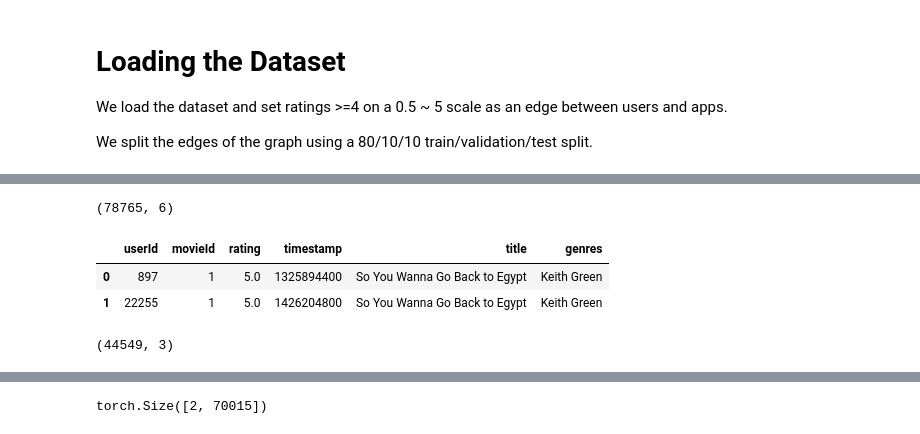
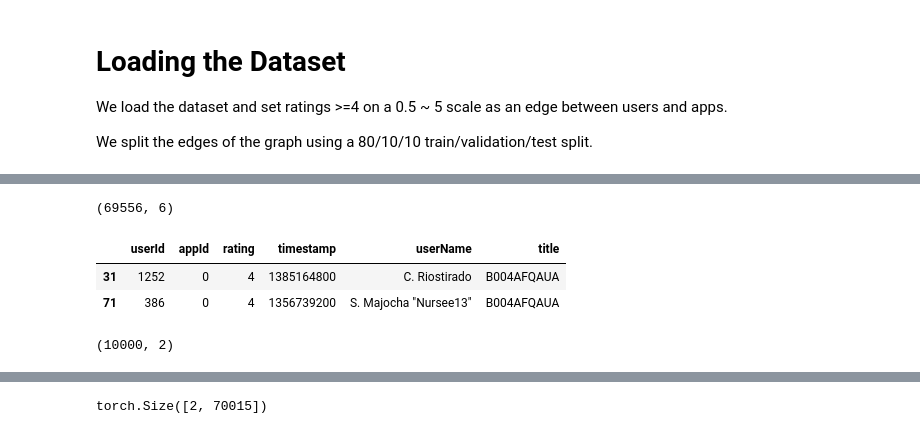
Before and after one commit to mequanent/App-Recommendation-Exercises, a Jupyter notebook: App Recommendation using LightGCN via Pytorch Geometric.ipynb, the cells around one changed output, grey strips where cells are left out. Drawn from its saved outputs; the diff is of its cells as text; code cells hidden in the pictures.

```diff
--- a/App Recommendation using LightGCN via Pytorch Geometric.ipynb
+++ b/App Recommendation using LightGCN via Pytorch Geometric.ipynb
@@ -78,0 +61,6 @@ review[:2]
+# %%
+review = pd.read_json(review_url, lines = True)
+rename_col_dicts = {'reviewerID': 'userId', 'asin': 'appId', 'reviewerName': 'userName',
+                    'overall': 'rating', 'unixReviewTime': 'timestamp'}
+review.rename(columns = rename_col_dicts, inplace = True)
+review[:2]
@@ -78,0 +71,5 @@ review[:2]
+# %%
+reviews = review[['userId', 'appId', 'rating',  'timestamp', 'userName']]
+reviews = reviews.copy()
+reviews['title'] = reviews['appId'].tolist() # Use the appId as title since not title
+reviews[:2]
@@ -78,0 +82,6 @@ review[:2]
+# %%
+a = reviews['userId'].value_counts().index.tolist()[:1400]
+ratings = reviews.loc[reviews['userId'].isin(a)]
+print(len(ratings['userId'].value_counts()), len(ratings['appId'].value_counts()))
+b = ratings['appId'].value_counts().index.tolist()[:10000]
+ratings = ratings.loc[ratings['appId'].isin(b)]
@@ -125,22 +123,23 @@ print(len(ratng.userId.value_counts()), len(ratng.appId.value_counts()))
 # %%
 leu = prep.LabelEncoder() # ['userId','appId','rating','timestamp']
 lem = prep.LabelEncoder()
 
-ratng['appId'] = leu.fit_transform(ratng['appId'].values)
-ratng['userId'] = lem.fit_transform(ratng['userId'].values)
-print(ratng.shape)
-ratng.head(2)
+ratings['appId'] = leu.fit_transform(ratings['appId'].values)
+ratings['userId'] = lem.fit_transform(ratings['userId'].values)
+print(ratings.shape)
+ratings.head(2)
 # %% [output]
-(78765, 6)
+(69556, 6)
-|  | userId | movieId | rating | timestamp | title | genres |
-| 0 | 897 | 1 | 5.0 | 1325894400 | So You Wanna Go Back to Egypt | Keith Green |
-| 1 | 22255 | 1 | 5.0 | 1426204800 | So You Wanna Go Back to Egypt | Keith Green |
+|  | userId | appId | rating | timestamp | userName | title |
+| 31 | 1252 | 0 | 4 | 1385164800 | C. Riostirado | B004AFQAUA |
+| 71 | 386 | 0 | 4 | 1356739200 | S. Majocha "Nursee13" | B004AFQAUA |
 # %%
-ratings = ratng[['userId', 'appId',	'rating',	'timestamp']]
-app = ratng[['appId',	'title',	'genres'	]].drop_duplicates()
+rating = ratings[['userId', 'appId',	'rating',	'timestamp']]
+#app = ratings[['appId',	'appId',	'userName'	]].drop_duplicates() # 'appId',	'title',	'genre'
+app = ratings[['appId', 'title']].drop_duplicates()
 app.shape
 # %% [output]
-(44549, 3)
+(10000, 2)
 # %%
 print(len(ratings.userId.value_counts()), len(app.appId.value_counts()))
 # %% [output]
```
Also changed, not shown: parts of 56 cells of this notebook.
